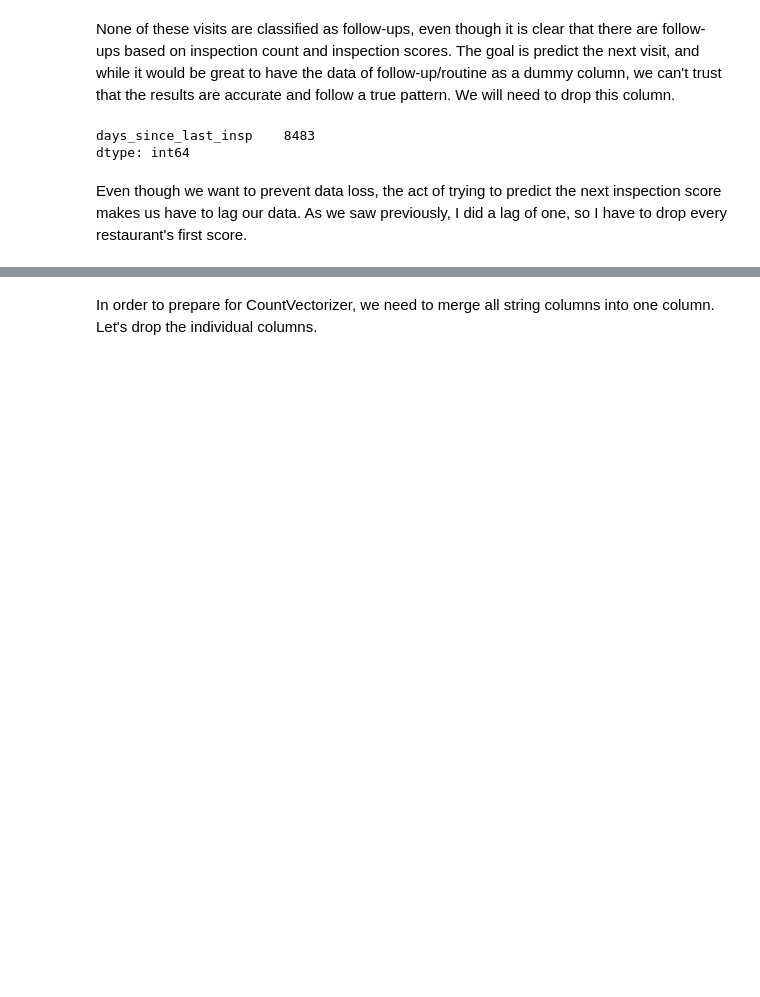
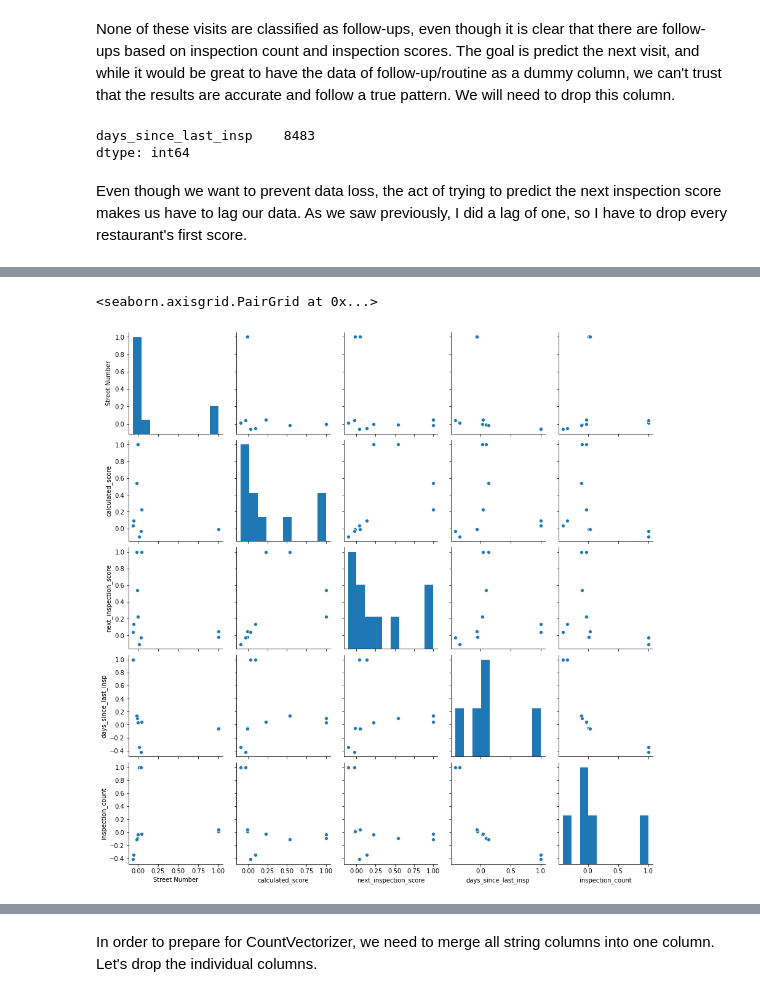
Before and after one commit to BLGreenspan/Capstone, a Jupyter notebook: Capstone Code.ipynb, the cells around one changed output, grey strips where cells are left out. Saved outputs shown, nothing was run; the diff lists cells and outputs as text; code cells hidden in the pictures; blank space fills up the shorter version.

```diff
--- a/Capstone Code.ipynb
+++ b/Capstone Code.ipynb
@@ -264,0 +363,5 @@ df.drop(columns = 'index', inplace = True)
+# %%
+sns.pairplot(df.groupby(df['next_inspection_grade'] == 'B').corr())
+# %% [output]
+<seaborn.axisgrid.PairGrid at 0x...>
+[figure, added]
```
Also changed, not shown: parts of 50 cells of this notebook.
